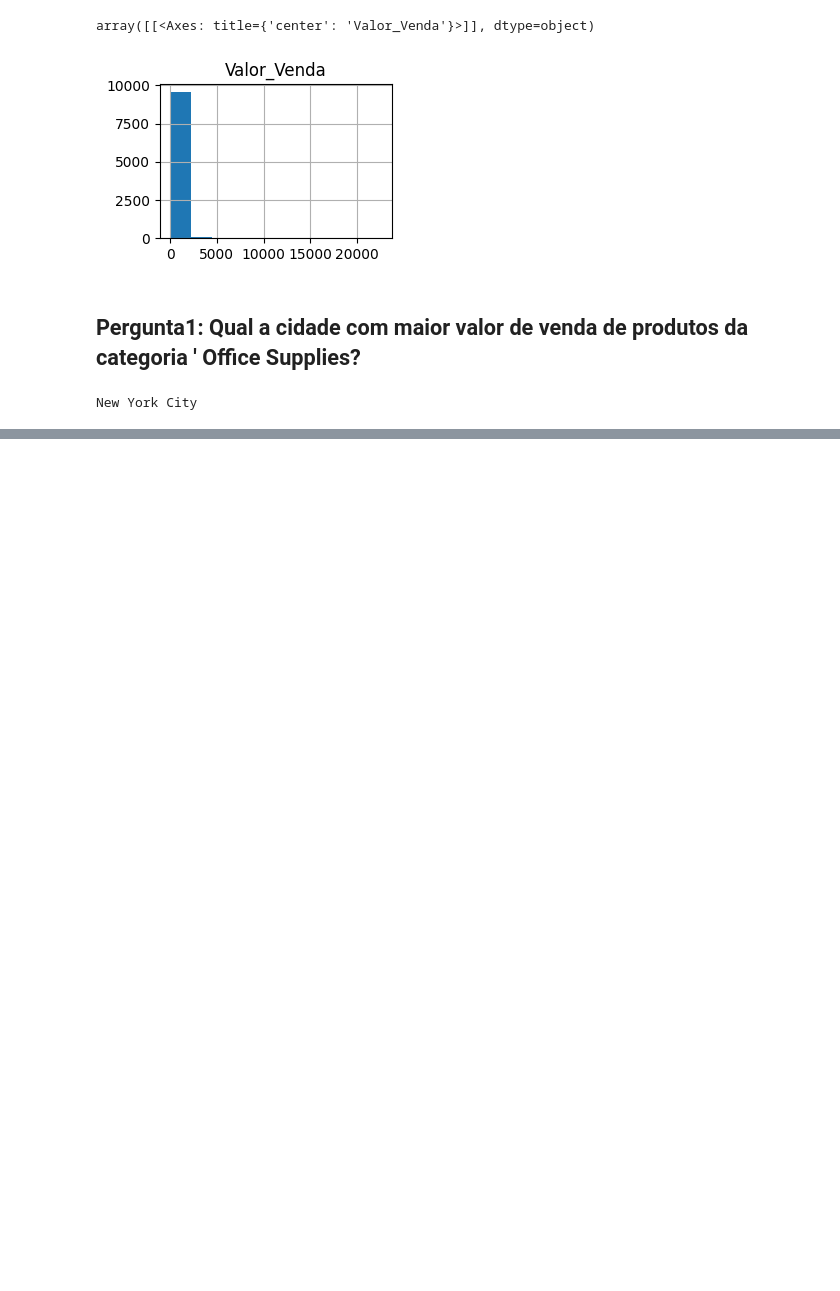
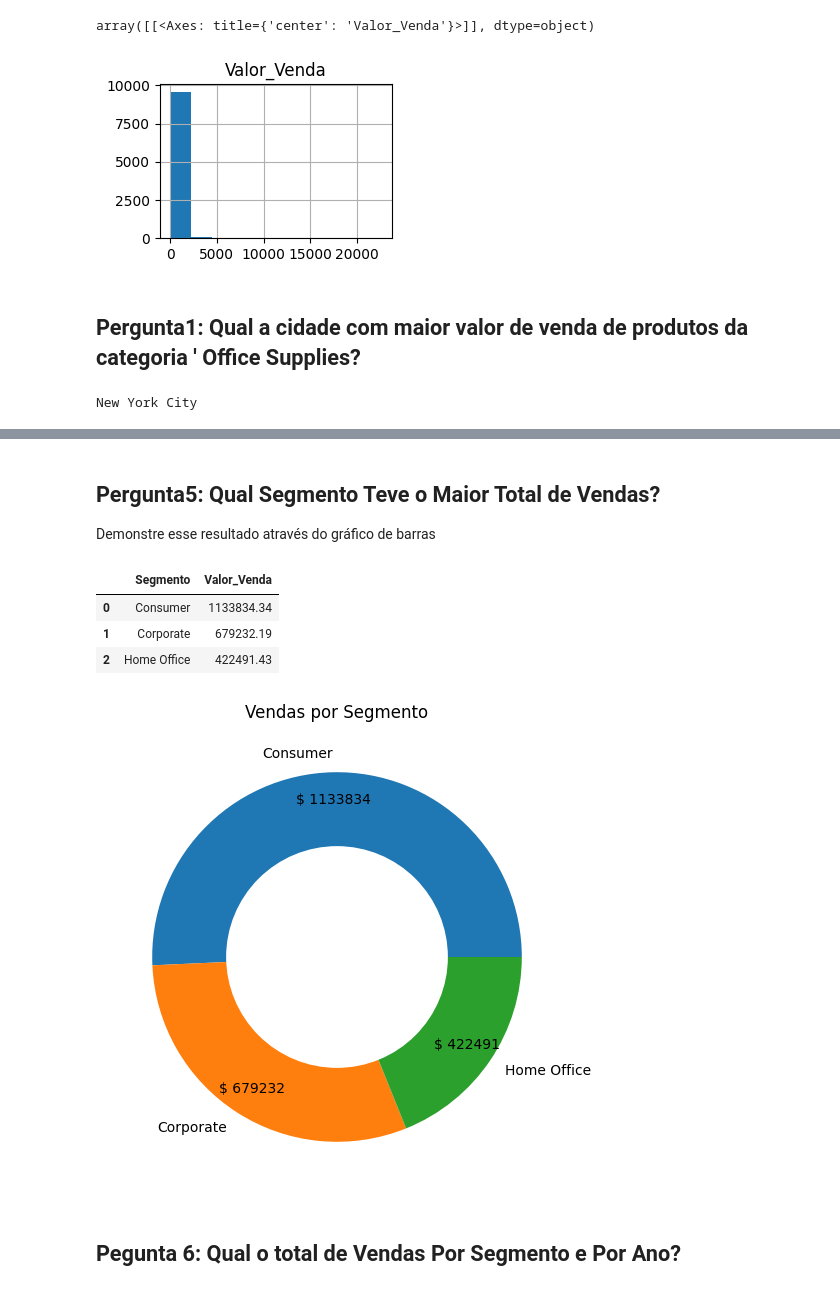
Before and after one commit to eduardamota/Pyhton-DSA, a Jupyter notebook: Cap13/Projeto2-Problema Varejo.ipynb, the cells around one changed output, grey strips where cells are left out. Cells and saved outputs as stored; diff of their text form; code cells hidden in the pictures; blank space fills up the shorter version.

Commit message:
Nova atualização

```diff
--- a/Cap13/Projeto2-Problema Varejo.ipynb
+++ b/Cap13/Projeto2-Problema Varejo.ipynb
@@ -195,0 +196,42 @@ plt.show()
+# %% [markdown]
+## Pergunta5: Qual Segmento Teve o Maior Total de Vendas?
+Demonstre esse resultado através do gráfico de barras
+# %%
+segmento_vendas = varejo_df.groupby('Segmento')['Valor_Venda'].sum().reset_index().sort_values(by='Valor_Venda', ascending = False)
+segmento_vendas['Valor_Venda'] = segmento_vendas['Valor_Venda'].round(2)
+segmento_vendas.head()
+# %% [output]
+|  | Segmento | Valor_Venda |
+| 0 | Consumer | 1133834.34 |
+| 1 | Corporate | 679232.19 |
+| 2 | Home Office | 422491.43 |
+# %%
+#Convertando os dados em valor absoluto
+def autopct_formatar (values):
+    def formato(pct):
+        total = sum(values)
+        val = int(round(pct*total/100))
+        return '$ {v:d}'.format(v=val)
+    return formato
+# %%
+#Criando gráfico de pizza
+plt.figure(figsize=(18, 6))
+
+# Gráfico de pizza
+plt.pie(segmento_vendas['Valor_Venda'],
+        labels=segmento_vendas['Segmento'],
+        autopct=autopct_formatar(segmento_vendas['Valor_Venda']),
+       pctdistance=0.85)
+
+# Círculo no centro do gráfico de pizza
+centro_circulo = plt.Circle((0,0),0.6, fc= 'white')
+fig = plt.gcf() #obtém a figura atual do matplotlib, gcf = "get current figure"
+fig.gca().add_artist(centro_circulo) #fig.gca() obtém o eixo atual da figura e o add_artist adiciona o objeto centro_circulo
+
+plt.title('Vendas por Segmento')
+
+plt.show()
+# %% [output]
+[figure, added]
+# %% [markdown]
+## Pegunta 6: Qual o total de Vendas Por Segmento e Por Ano?
```
Also changed, not shown: parts of 29 cells of this notebook.
